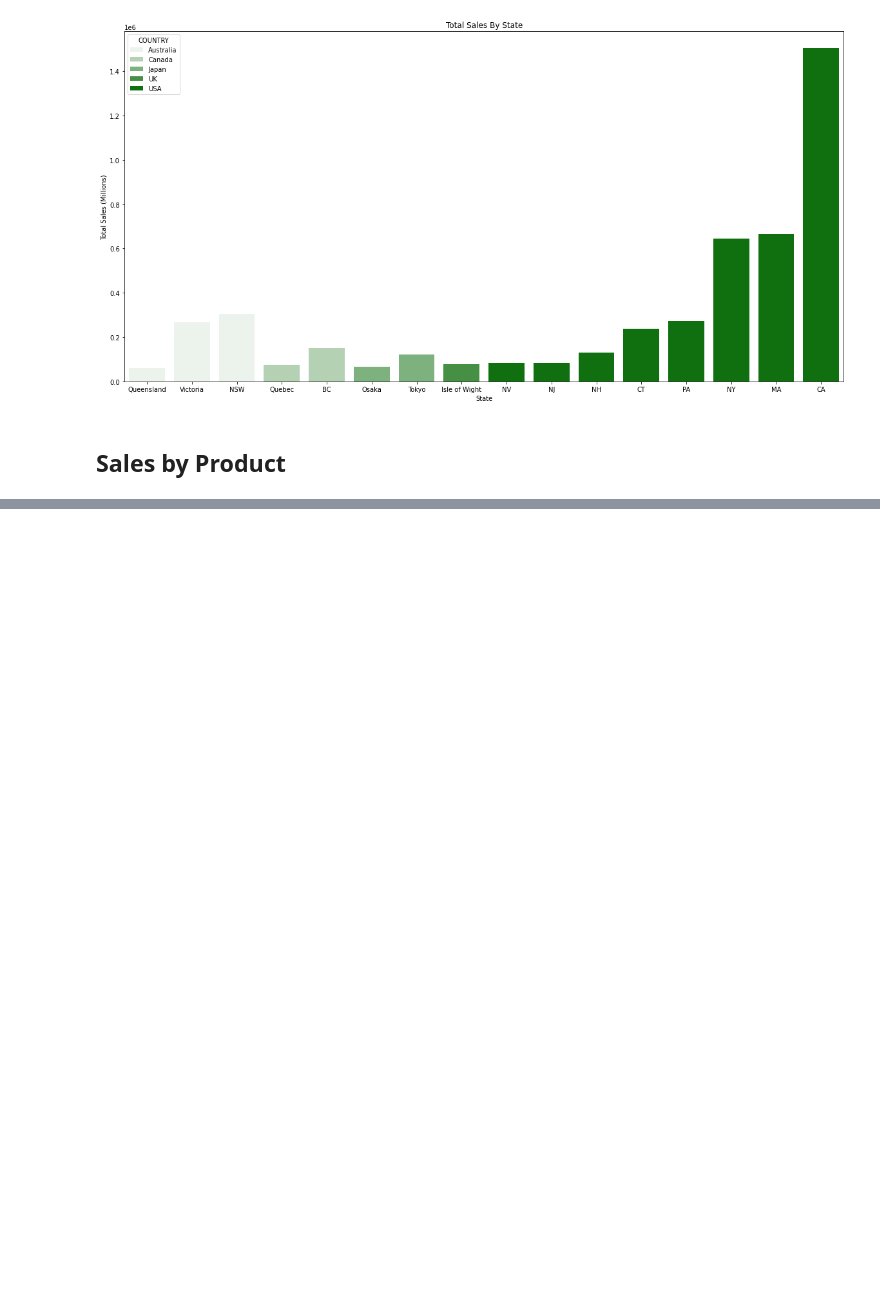
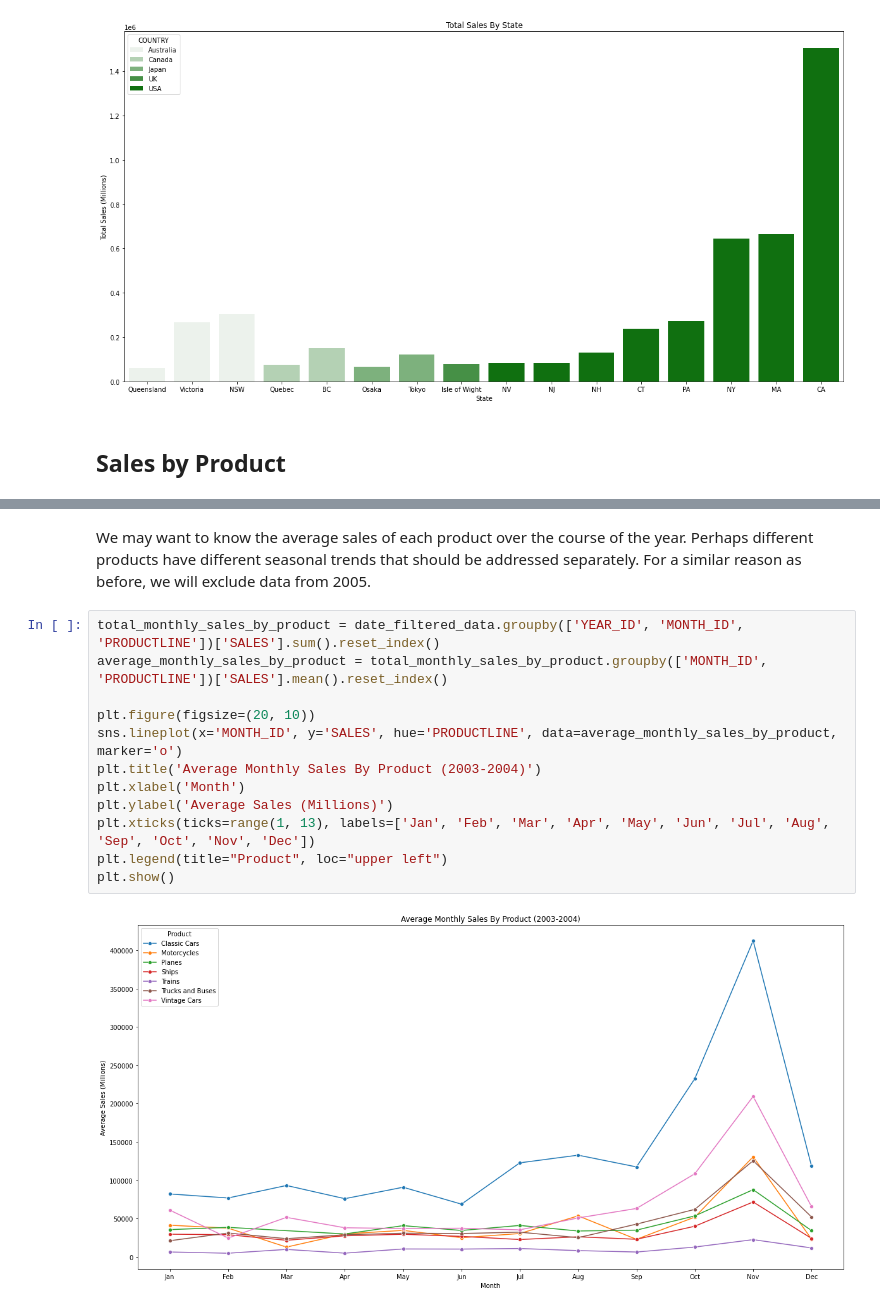
Before and after one commit to michael-raad/sales_data_analysis, a Jupyter notebook: Sales_Data_Analysis.ipynb, the cells around one changed output, grey strips where cells are left out. Saved outputs shown, nothing was run; the diff lists cells and outputs as text; blank space fills up the shorter version.

```diff
--- a/Sales_Data_Analysis.ipynb
+++ b/Sales_Data_Analysis.ipynb
@@ -197,0 +217,16 @@ plt.show()
+# %% [markdown]
+We may want to know the average sales of each product over the course of the year. Perhaps different products have different seasonal trends that should be addressed separately. For a similar reason as before, we will exclude data from 2005.
+# %%
+total_monthly_sales_by_product = date_filtered_data.groupby(['YEAR_ID', 'MONTH_ID', 'PRODUCTLINE'])['SALES'].sum().reset_index()
+average_monthly_sales_by_product = total_monthly_sales_by_product.groupby(['MONTH_ID', 'PRODUCTLINE'])['SALES'].mean().reset_index()
+
+plt.figure(figsize=(20, 10))
+sns.lineplot(x='MONTH_ID', y='SALES', hue='PRODUCTLINE', data=average_monthly_sales_by_product, marker='o')
+plt.title('Average Monthly Sales By Product (2003-2004)')
+plt.xlabel('Month')
+plt.ylabel('Average Sales (Millions)')
+plt.xticks(ticks=range(1, 13), labels=['Jan', 'Feb', 'Mar', 'Apr', 'May', 'Jun', 'Jul', 'Aug', 'Sep', 'Oct', 'Nov', 'Dec'])
+plt.legend(title="Product", loc="upper left")
+plt.show()
+# %% [output]
+[figure, added]
```
Also changed, not shown: parts of 9 cells of this notebook.
